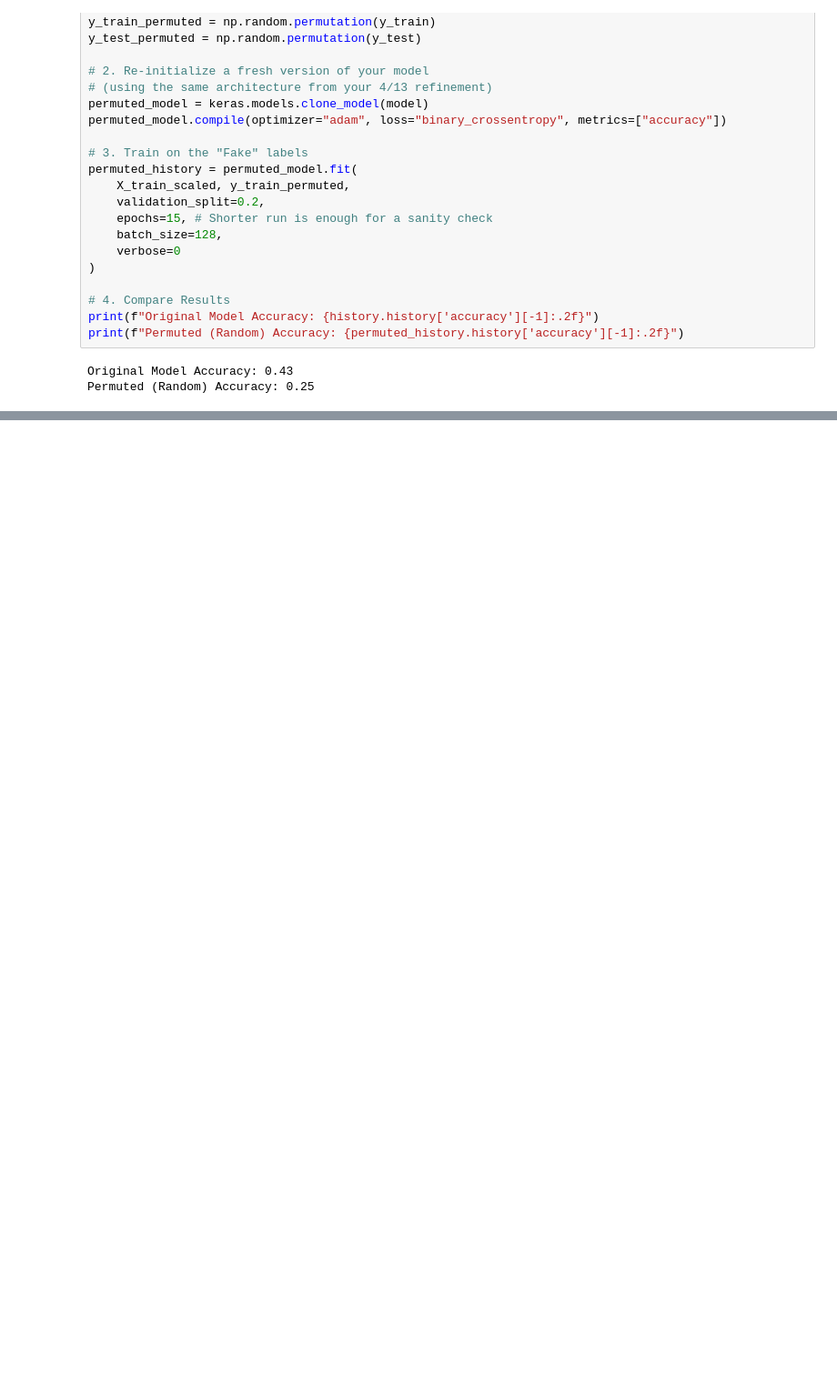
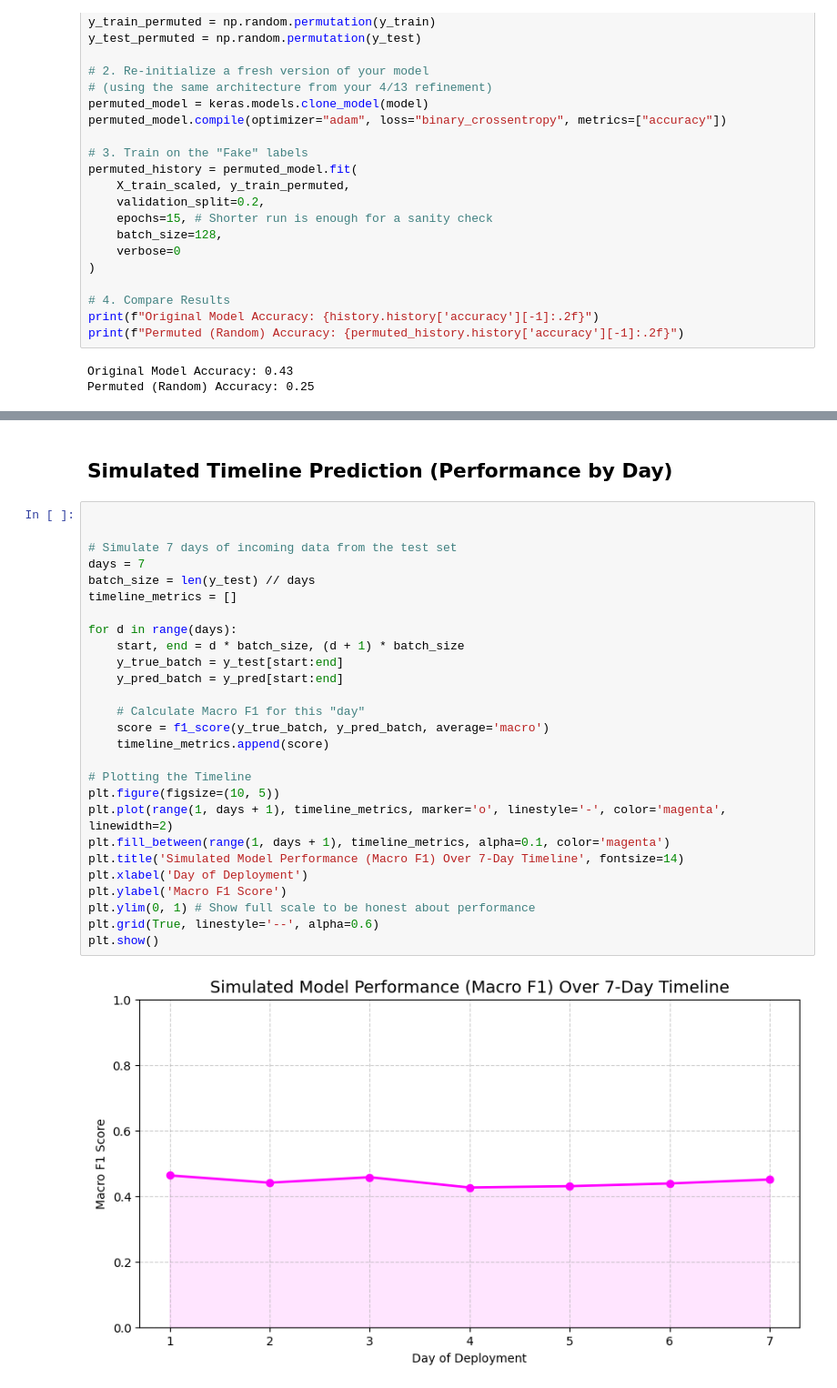
Before and after one commit to ryrynbob/ust-deep-learning-2026, a Jupyter notebook: Latest_Refinement_(Week_3_Changes)_of_FinalProject_RyanNguyen_SpecialTopics_Sigmoid_Multi_(Binary_Focal).ipynb, the cells around one changed output, grey strips where cells are left out. Shown at 91% size. Saved outputs shown, nothing was run; the diff lists cells and outputs as text; blank space fills up the shorter version.

```diff
--- a/Latest_Refinement_(Week_3_Changes)_of_FinalProject_RyanNguyen_SpecialTopics_Sigmoid_Multi_(Binary_Focal).ipynb
+++ b/Latest_Refinement_(Week_3_Changes)_of_FinalProject_RyanNguyen_SpecialTopics_Sigmoid_Multi_(Binary_Focal).ipynb
@@ -990,0 +1047,31 @@ SHAP Explanation for Acoustic/Folk:
+# %% [markdown]
+## Simulated Timeline Prediction (Performance by Day)
+# %%
+
+
+# Simulate 7 days of incoming data from the test set
+days = 7
+batch_size = len(y_test) // days
+timeline_metrics = []
+
+for d in range(days):
+    start, end = d * batch_size, (d + 1) * batch_size
+    y_true_batch = y_test[start:end]
+    y_pred_batch = y_pred[start:end]
+
+    # Calculate Macro F1 for this "day"
+    score = f1_score(y_true_batch, y_pred_batch, average='macro')
+    timeline_metrics.append(score)
+
+# Plotting the Timeline
+plt.figure(figsize=(10, 5))
+plt.plot(range(1, days + 1), timeline_metrics, marker='o', linestyle='-', color='magenta', linewidth=2)
+plt.fill_between(range(1, days + 1), timeline_metrics, alpha=0.1, color='magenta')
+plt.title('Simulated Model Performance (Macro F1) Over 7-Day Timeline', fontsize=14)
+plt.xlabel('Day of Deployment')
+plt.ylabel('Macro F1 Score')
+plt.ylim(0, 1) # Show full scale to be honest about performance
+plt.grid(True, linestyle='--', alpha=0.6)
+plt.show()
+# %% [output]
+[figure, added]
```
Also changed, not shown: parts of 26 cells of this notebook.
